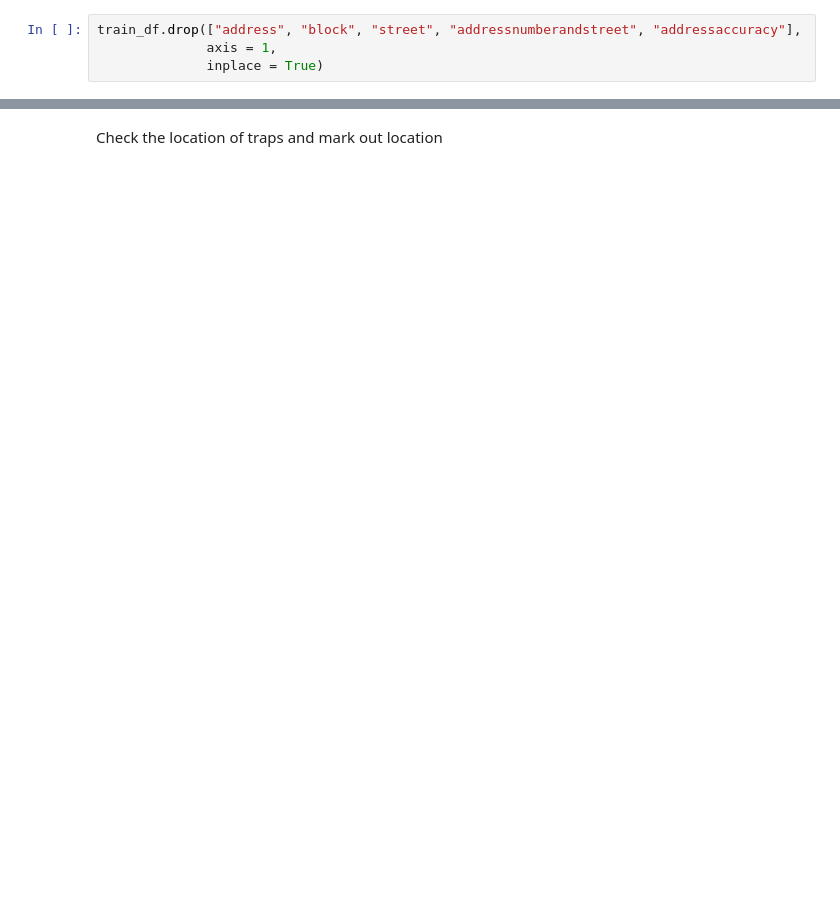
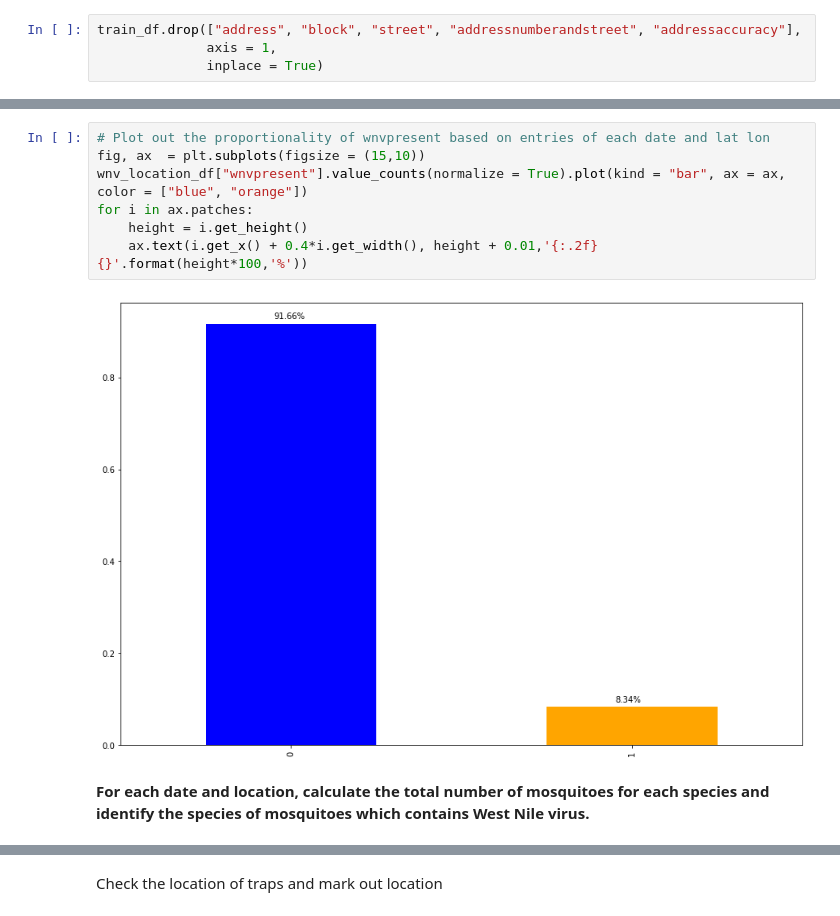
Before and after one commit to kevwee-lab/G.A-Project-4, a Jupyter notebook: working-folder/Zhi Qiang/EDA- Train and Spray.ipynb, the cells around one changed output, grey strips where cells are left out. Saved outputs shown, nothing was run; the diff lists cells and outputs as text; blank space fills up the shorter version.

```diff
--- a/working-folder/Zhi Qiang/EDA- Train and Spray.ipynb
+++ b/working-folder/Zhi Qiang/EDA- Train and Spray.ipynb
@@ -211,0 +313,11 @@ mosquito_count_year_plots.plot.bar(ax = ax);
+# %%
+# Plot out the proportionality of wnvpresent based on entries of each date and lat lon
+fig, ax  = plt.subplots(figsize = (15,10))
+wnv_location_df["wnvpresent"].value_counts(normalize = True).plot(kind = "bar", ax = ax, color = ["blue", "orange"])
+for i in ax.patches:
+    height = i.get_height()
+    ax.text(i.get_x() + 0.4*i.get_width(), height + 0.01,'{:.2f}{}'.format(height*100,'%'))
+# %% [output]
+[figure, added]
+# %% [markdown]
+**For each date and location, calculate the total number of mosquitoes for each species and identify the species of mosquitoes which contains West Nile virus.**
```
Also changed, not shown: parts of 46 cells of this notebook, 1 other file.
